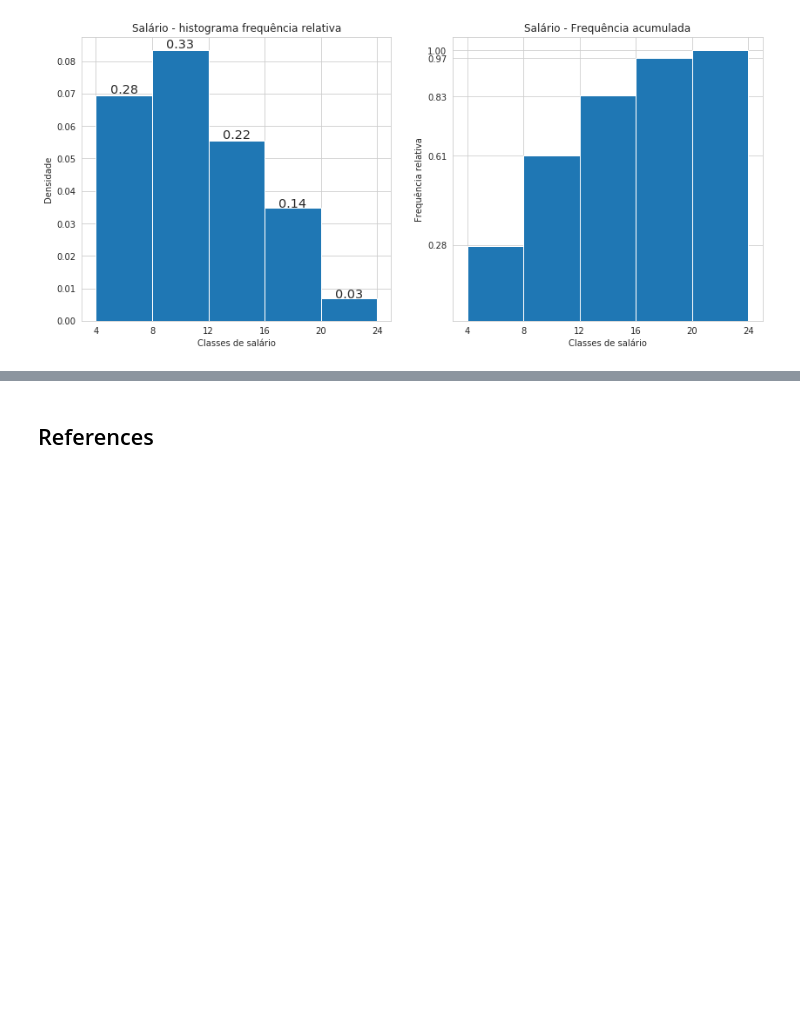
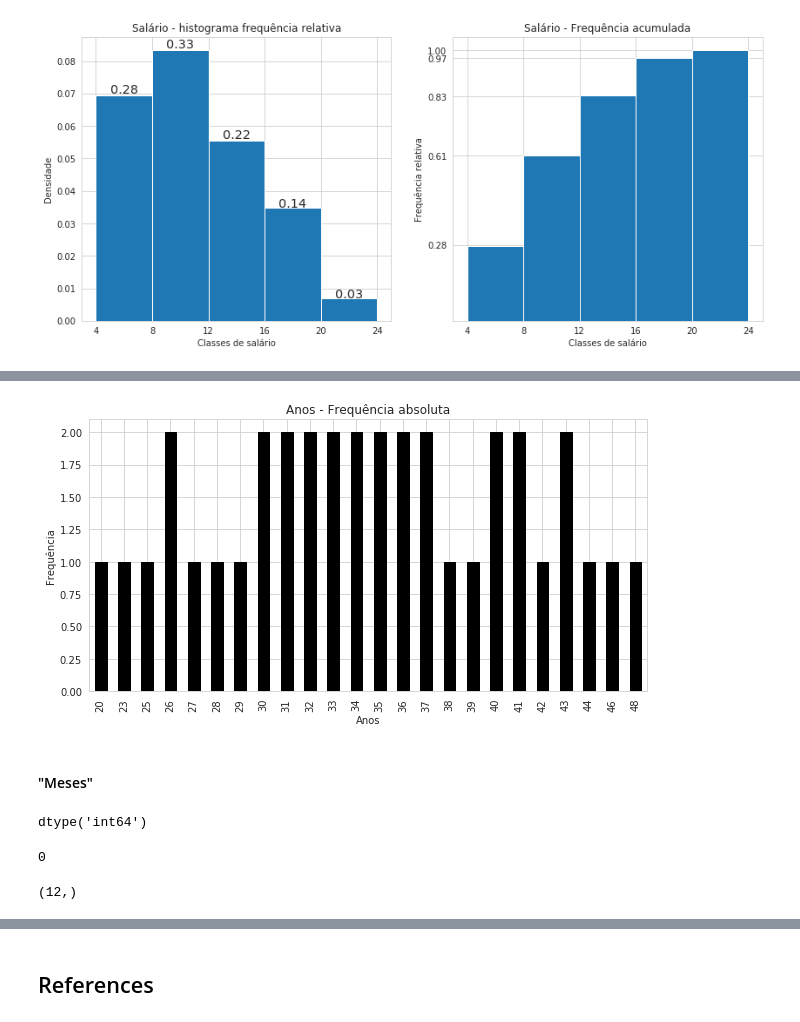
Before and after one commit to RobertGarciadSilva/python-notebooks, a Jupyter notebook: notebooks/some_EDA/eda_MILSA_01.ipynb, the cells around one changed output, grey strips where cells are left out. Cells and saved outputs as stored; diff of their text form; code cells hidden in the pictures; blank space fills up the shorter version.

```diff
--- a/notebooks/some_EDA/eda_MILSA_01.ipynb
+++ b/notebooks/some_EDA/eda_MILSA_01.ipynb
@@ -355,0 +390,24 @@ plt.show()
+# %%
+
+fig = plt.figure(figsize=(10,5))
+data['Anos'].value_counts().sort_index().plot.bar(width=0.5, color='black', edgecolor='black')
+plt.title('Anos - Frequência absoluta')
+plt.xlabel('Anos')
+plt.ylabel('Frequência')
+plt.show()
+# %% [output]
+[figure, added]
+# %% [markdown]
+#### "Meses"
+# %%
+data['Meses'].dtype
+# %% [output]
+dtype('int64')
+# %%
+data['Meses'].isna().sum()
+# %% [output]
+0
+# %%
+data['Meses'].unique().shape
+# %% [output]
+(12,)
```
Also changed, not shown: parts of 18 cells of this notebook, 2 other files.
